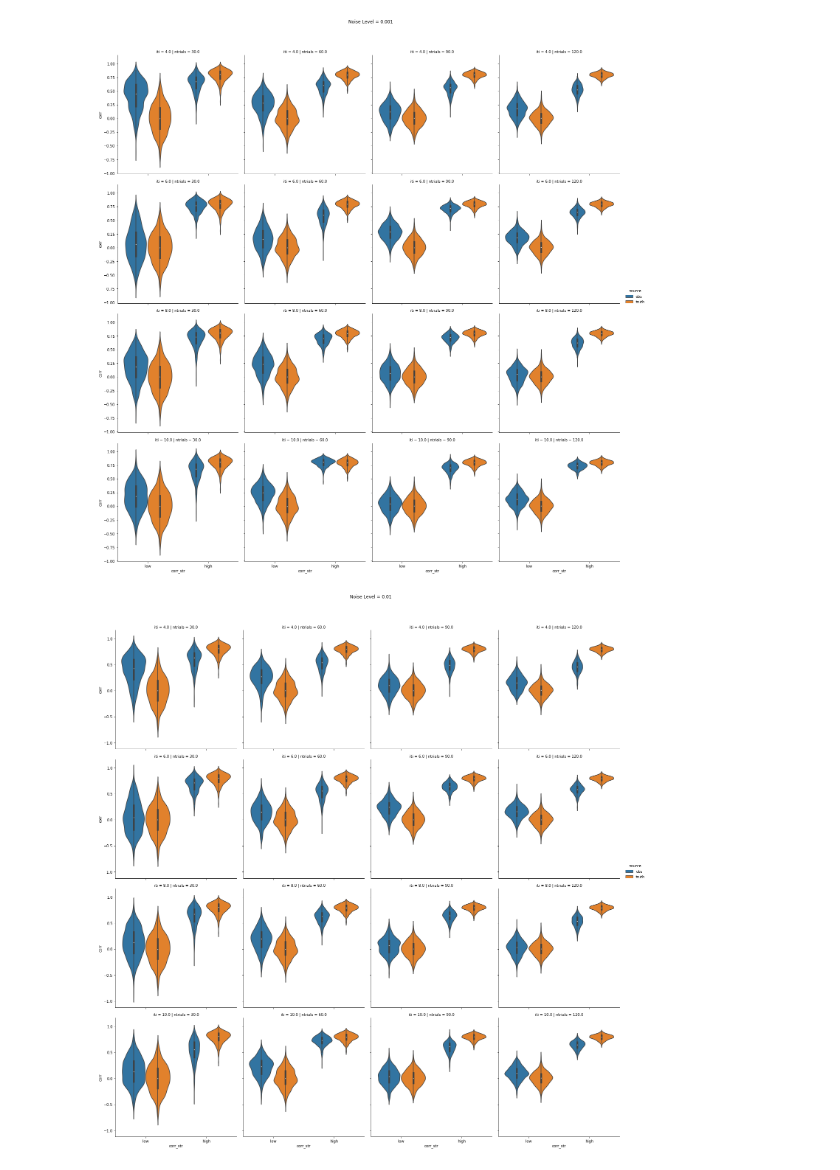
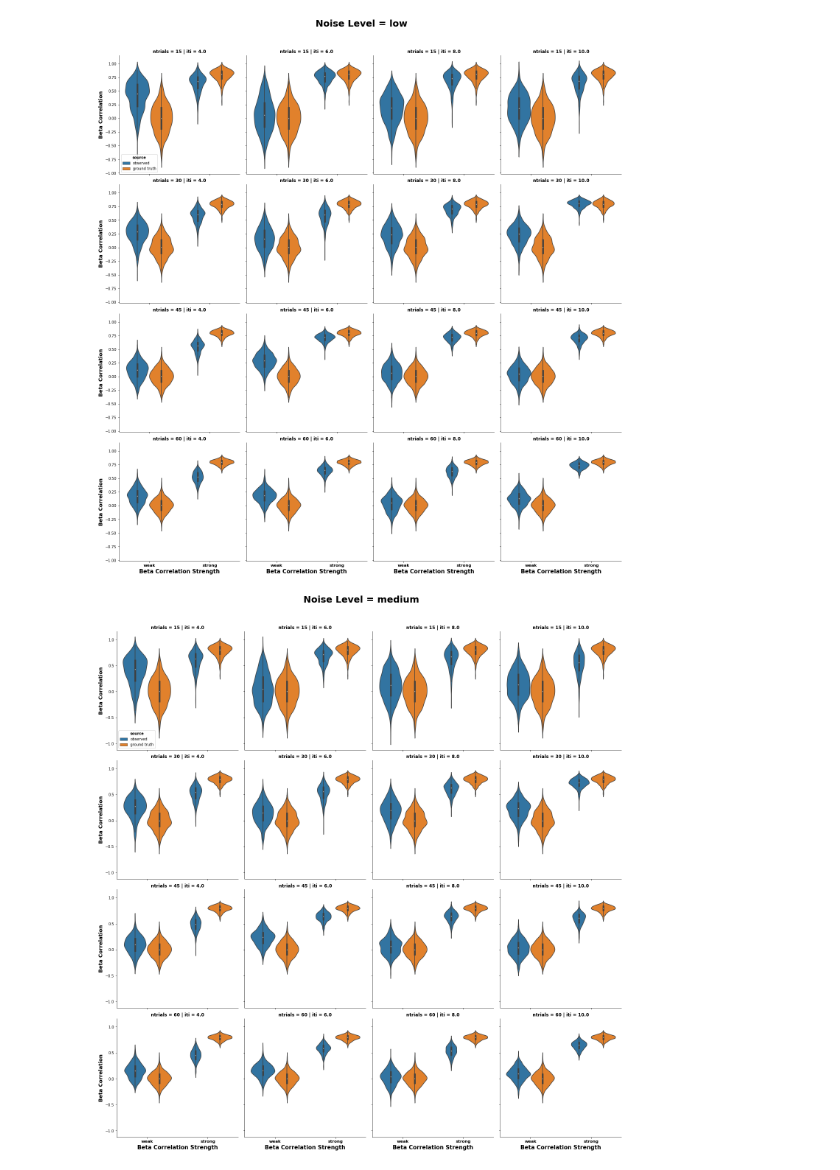
Before and after one commit to jdkent/betaSeriesSimulations, a Jupyter notebook: analysis/analysis.ipynb, the cells around one changed output. Cells and saved outputs as stored; diff of their text form; code cells hidden in the pictures.

Commit message:
annotate analysis notebook and make figures pretty

```diff
--- a/analysis/analysis.ipynb
+++ b/analysis/analysis.ipynb
@@ -64,6 +87,9 @@ ntrials = df_wide.ntrials.unique()
 ntrials.sort()
 noises = df_wide.noise.unique()
 noises.sort()
+# %%
+noises_str = ["low", "medium", "high"]
+noises_dict = {k:v for k,v in zip(noises, noises_str)}
 # %%
 # how well do the observed values correlate with the truth?
 query = "noise == {noise} & iti == {iti} & ntrials == {ntrial}"
@@ -146,18 +185,18 @@ ttest_dict = {
 
 for iti in itis[1:]:
     for ntrial in ntrials:
-        for noise in noises:
+        for noise, noise_str in noises_dict.items():
             rquery = query.format(iti=str(iti),
                                       ntrial=str(ntrial),
                                       noise=str(noise))
             tmp_df = df_wide.query(rquery)
             for source in ["truth", "obs"]:
-                t_val, p_val, deg_f = ttest_ind(tmp_df["corr_{src}-high".format(src=source)],
-                                            tmp_df["corr_{src}-low".format(src=source)])
+                t_val, p_val, deg_f = ttest_ind(tmp_df["corr_{src}-strong".format(src=source)],
+                                            tmp_df["corr_{src}-weak".format(src=source)])
 
                 ttest_dict['iti'].append(iti)
                 ttest_dict['ntrials'].append(ntrial)
-                ttest_dict['noise'].append(noise)
+                ttest_dict['noise'].append(noise_str)
                 ttest_dict['p_value'].append(p_val)
                 ttest_dict['t_value'].append(t_val)
                 ttest_dict['df'].append(deg_f)
@@ -207,12 +268,24 @@ df_long_deriv = df_long.query("corr_str == 'delta' & source == 'disc'")
 # %%
 # show the average correlations across different conditions
-for noise in noises:
+for noise, noise_str in noises_dict.items():
     g = sns.catplot(x="corr_str", y="corr", hue="source",
-                    row="iti", row_order=itis[1:],
-                    col="ntrials", col_order=ntrials,
-                    kind="violin", data=df_long_raw.query('noise == {noise} & iti != 2.'.format(noise=noise)))
-    g.fig.suptitle('Noise Level = {noise}'.format(noise=noise), y=1.05)
+                    col="iti", col_order=itis[1:],
+                    row="ntrials", row_order=ntrials,
+                    kind="violin", legend_out=False,
+                    data=df_long_raw.query('noise == {noise} & iti != 2.'.format(noise=noise)))
+    g.fig.suptitle('Noise Level = {noise}'.format(noise=noise_str), y=1.05, size=25, weight='heavy')
+    g.set_xlabels("Beta Correlation Strength", size=15, weight='heavy')
+    g.set_xticklabels(g.axes.flatten()[-1].get_xticklabels(), size=11, weight='heavy')
+    g.set_ylabels("Beta Correlation", size=14, weight='heavy')
+    lgnd_ax = g.axes[0,0]
+    lb = ["observed", "ground truth"]
+    lgnd_ax.legend_.set_title("source", prop={"size": 10, "weight": 'heavy'})
+    for txt, lb in zip(lgnd_ax.legend_.get_texts(), lb):
+        txt.set_text(lb)
+    for ax in g.axes.flatten():
+        ax.set_title(ax.get_title(), size=12, weight='heavy')
+    g.savefig('../outputs/noise-{noise}_meancorr.svg'.format(noise=noise_str))
     plt.show()
 # %% [output]
-[figure, old version]
+[figure, new version]
-[figure, old version]
+[figure, new version]
```
Also changed, not shown: parts of 17 cells of this notebook, 11 other files.
